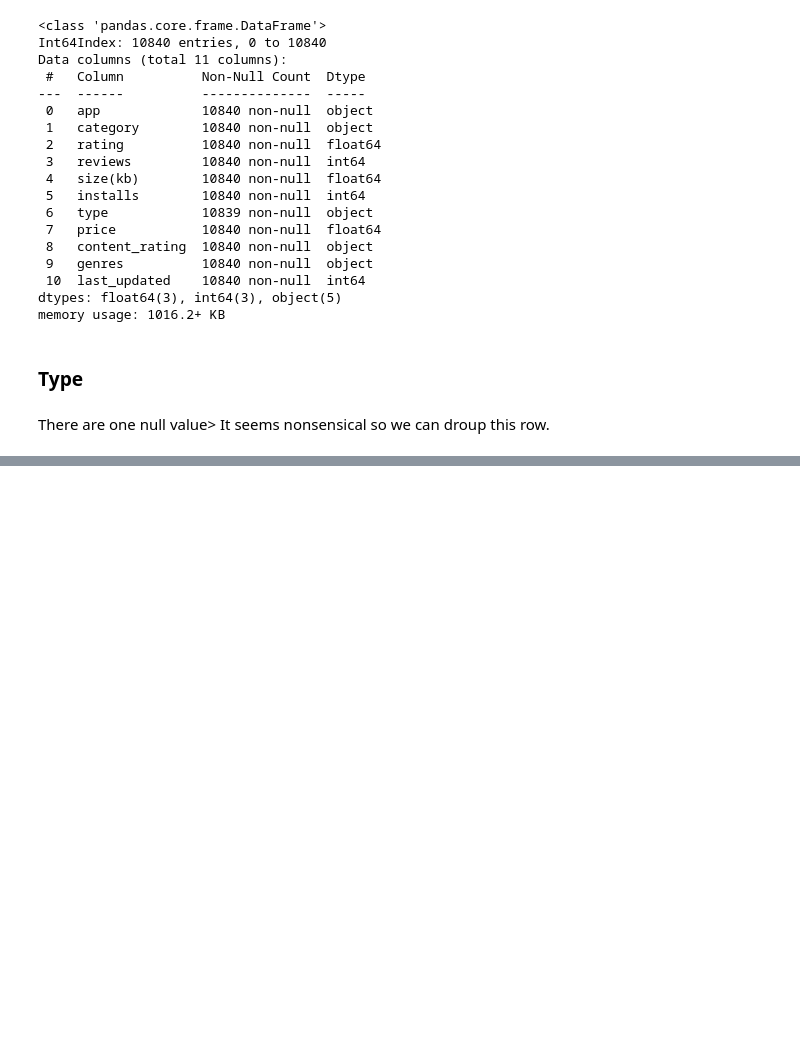
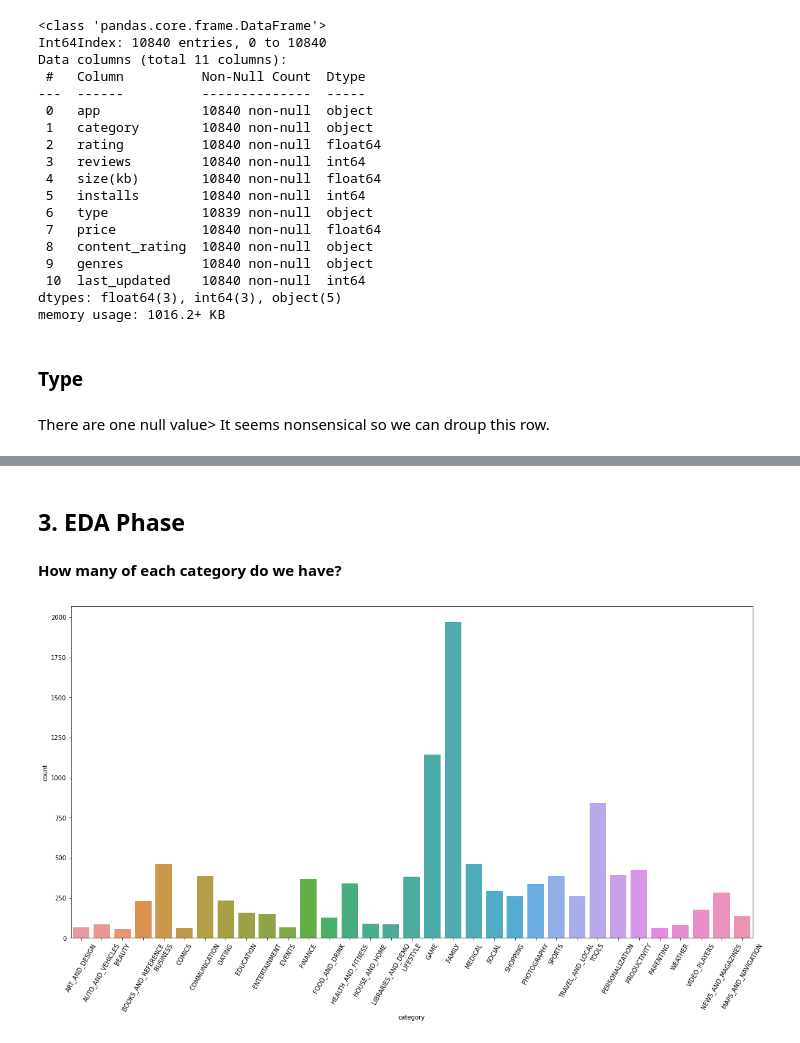
Before and after one commit to Rosiee0312/Google_Play_Store, a Jupyter notebook: Data_cleaning_EDA.ipynb, the cells around one changed output, grey strips where cells are left out. Saved outputs shown, nothing was run; the diff lists cells and outputs as text; code cells hidden in the pictures; blank space fills up the shorter version.

```diff
--- a/Data_cleaning_EDA.ipynb
+++ b/Data_cleaning_EDA.ipynb
@@ -326,0 +317,2 @@ Name: type, Length: 10840, dtype: bool
+# %%
+df.dropna(subset=['type'], inplace=True)
@@ -326,0 +351,11 @@ Name: type, Length: 10840, dtype: bool
+# %% [markdown]
+## 3. EDA Phase
+# %% [markdown]
+__How many of each category do we have?__
+# %%
+plt.figure(figsize=(20, 10))
+fig = sns.countplot(df['category'])
+plt.xticks(rotation=60)
+plt.show()
+# %% [output]
+[figure, added]
```
Also changed, not shown: parts of 6 cells of this notebook.
